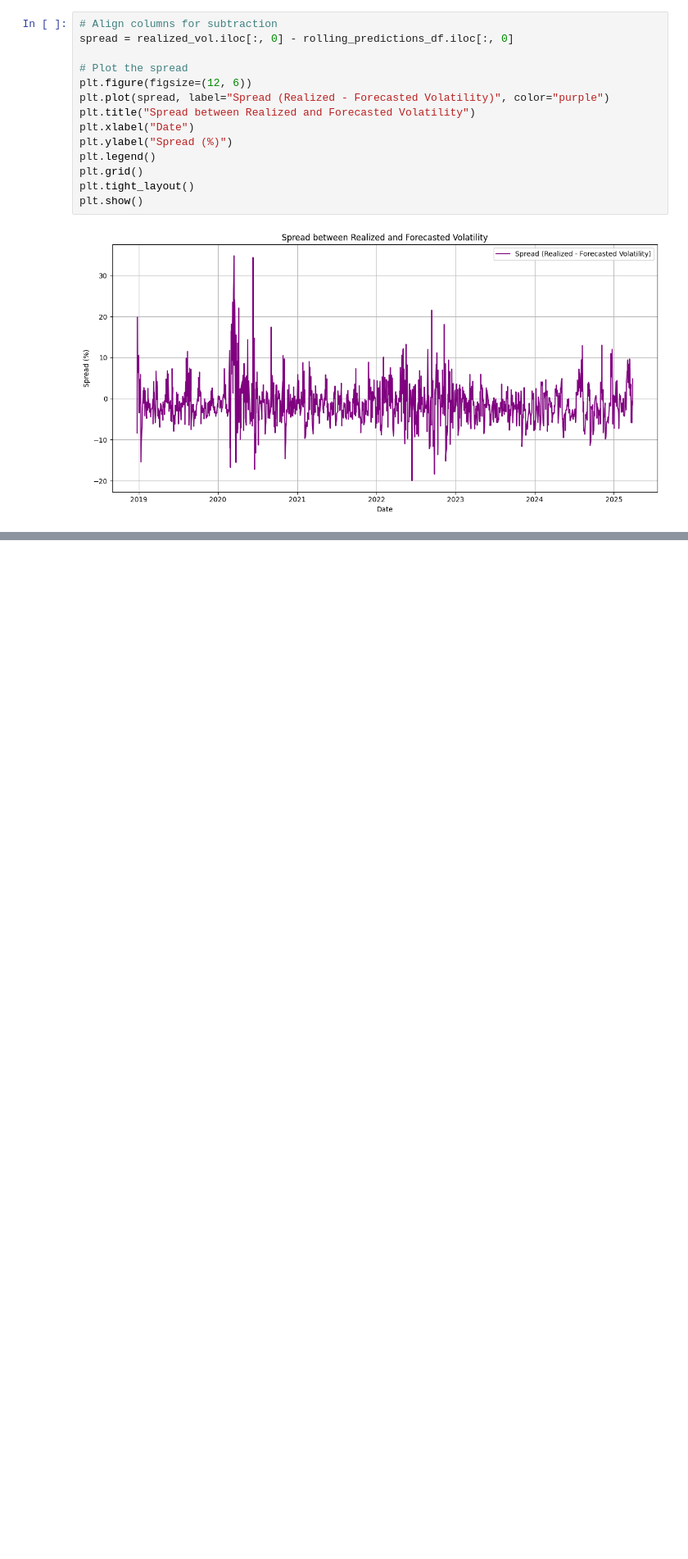
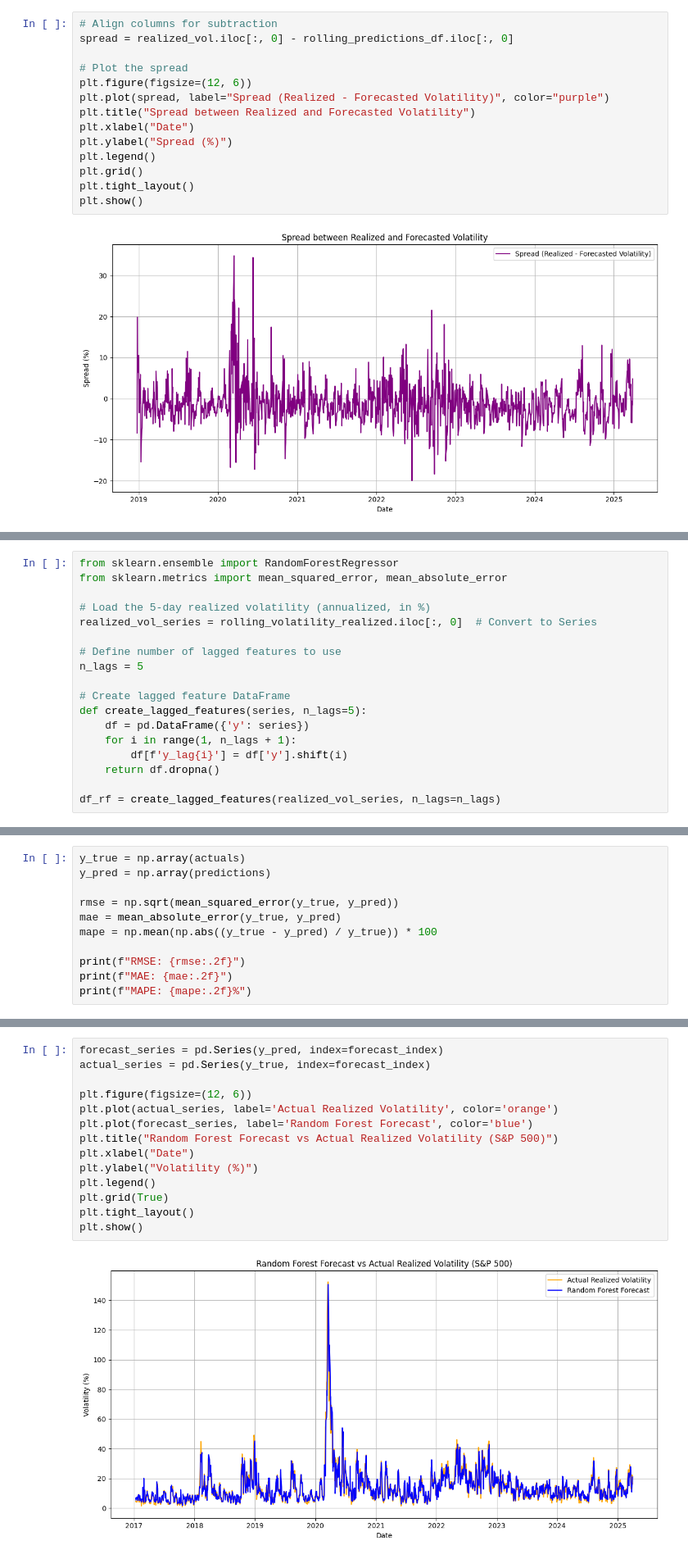
Before and after one commit to ionutnodis/volatility-forecasting-hybrid-models, a Jupyter notebook: notebooks/02.1_garch_model.ipynb, the cells around one changed output, grey strips where cells are left out. Shown at 82% size. Drawn from its saved outputs; the diff is of its cells as text; blank space fills up the shorter version.

```diff
--- a/notebooks/02.1_garch_model.ipynb
+++ b/notebooks/02.1_garch_model.ipynb
@@ -166,0 +169,18 @@ plt.show()
+# %%
+from sklearn.ensemble import RandomForestRegressor
+from sklearn.metrics import mean_squared_error, mean_absolute_error
+
+# Load the 5-day realized volatility (annualized, in %)
+realized_vol_series = rolling_volatility_realized.iloc[:, 0]  # Convert to Series
+
+# Define number of lagged features to use
+n_lags = 5
+
+# Create lagged feature DataFrame
+def create_lagged_features(series, n_lags=5):
+    df = pd.DataFrame({'y': series})
+    for i in range(1, n_lags + 1):
+        df[f'y_lag{i}'] = df['y'].shift(i)
+    return df.dropna()
+
+df_rf = create_lagged_features(realized_vol_series, n_lags=n_lags)
@@ -166,0 +210,11 @@ plt.show()
+# %%
+y_true = np.array(actuals)
+y_pred = np.array(predictions)
+
+rmse = np.sqrt(mean_squared_error(y_true, y_pred))
+mae = mean_absolute_error(y_true, y_pred)
+mape = np.mean(np.abs((y_true - y_pred) / y_true)) * 100
+
+print(f"RMSE: {rmse:.2f}")
+print(f"MAE: {mae:.2f}")
+print(f"MAPE: {mape:.2f}%")
@@ -166,0 +225,16 @@ plt.show()
+# %%
+forecast_series = pd.Series(y_pred, index=forecast_index)
+actual_series = pd.Series(y_true, index=forecast_index)
+
+plt.figure(figsize=(12, 6))
+plt.plot(actual_series, label='Actual Realized Volatility', color='orange')
+plt.plot(forecast_series, label='Random Forest Forecast', color='blue')
+plt.title("Random Forest Forecast vs Actual Realized Volatility (S&P 500)")
+plt.xlabel("Date")
+plt.ylabel("Volatility (%)")
+plt.legend()
+plt.grid(True)
+plt.tight_layout()
+plt.show()
+# %% [output]
+[figure, added]
```
Also changed, not shown: parts of 5 cells of this notebook, 1 other file.
